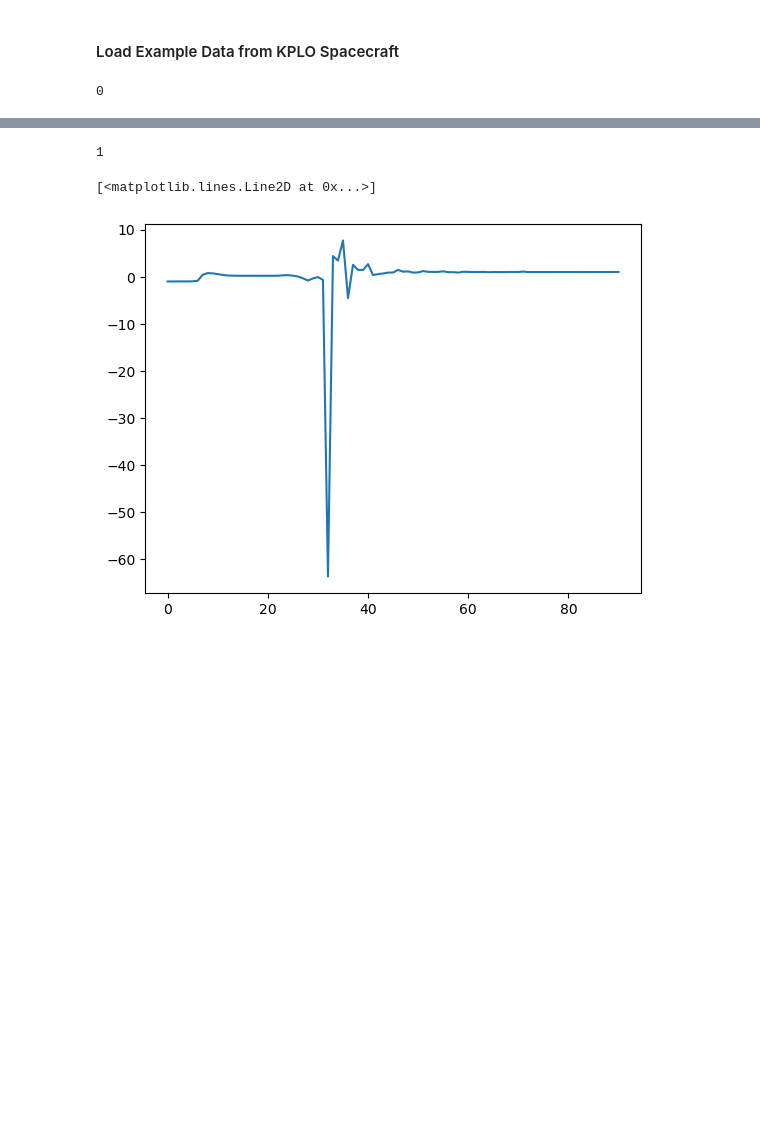
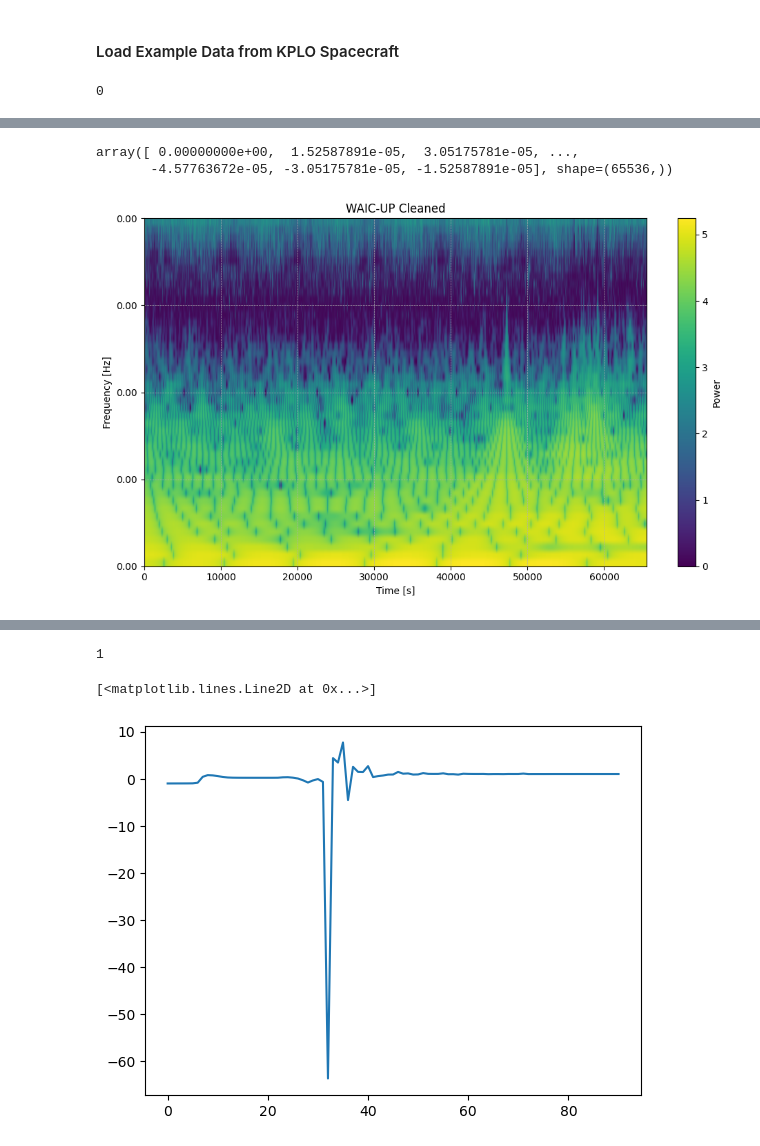
Before and after one commit to aphoffmann/InvertibleWavelets, a Jupyter notebook: KPLO_TEST.ipynb, the cells around one changed output, grey strips where cells are left out. Saved outputs shown, nothing was run; the diff lists cells and outputs as text; code cells hidden in the pictures; blank space fills up the shorter version.

```diff
--- a/KPLO_TEST.ipynb
+++ b/KPLO_TEST.ipynb
@@ -140,0 +62,26 @@ Max
+# %%
+transform.freqs
+# %% [output]
+array([ 0.00000000e+00,  1.52587891e-05,  3.05175781e-05, ...,
+       -4.57763672e-05, -3.05175781e-05, -1.52587891e-05], shape=(65536,))
+# %%
+D = w2 - w1  # shape (J, T), complex
+
+# 1) correlations (eqs 6–7), using conjugate inner products
+C1 = np.sum( D * np.conj(w1), axis=1 )   # shape (J,)
+C2 = np.sum( D * np.conj(w2), axis=1 )   # shape (J,)
+
+# 2) gain estimate K̂ per scale (eq 8)
+K_hat = C2 / C1                          # shape (J,)
+# (optionally force to real if you know K is real:)
+K_hat = K_hat.real
+
+# 3) stray‑field estimate A(s,τ) (eq 9)
+A = D / (K_hat[:,None] - 1)              # shape (J, T), complex
+
+# 4) ambient‑field estimate X(s,τ) (eq 10)
+X = (K_hat[:,None]*w1 - w2) / (K_hat[:,None] - 1)
+# %%
+transform.scalogram(np.log(np.abs(X)+1e-3), vmin=0,  title = 'WAIC-UP Cleaned')
+# %% [output]
+[figure, added]
```
Also changed, not shown: parts of 13 cells of this notebook, 4 other files.
